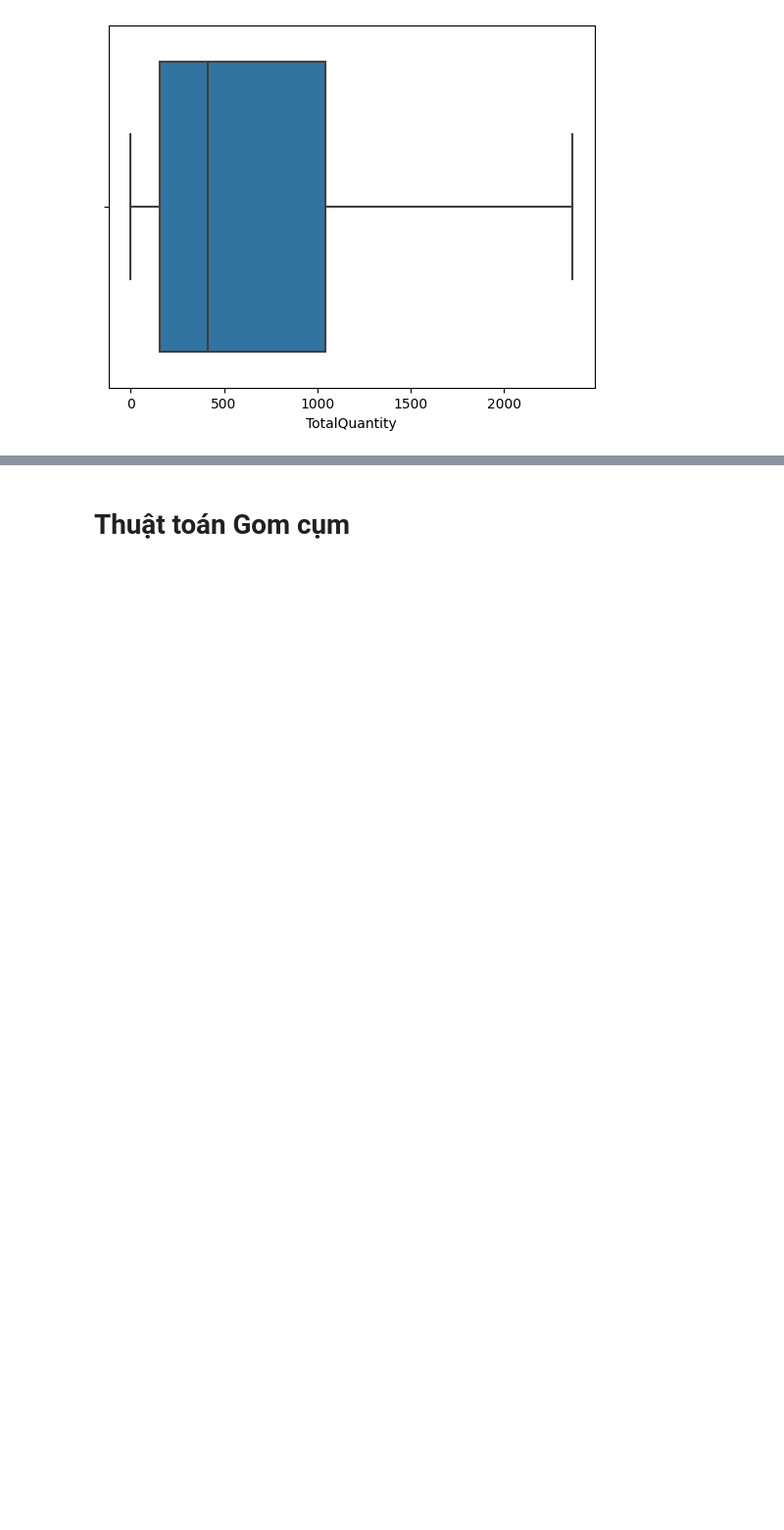
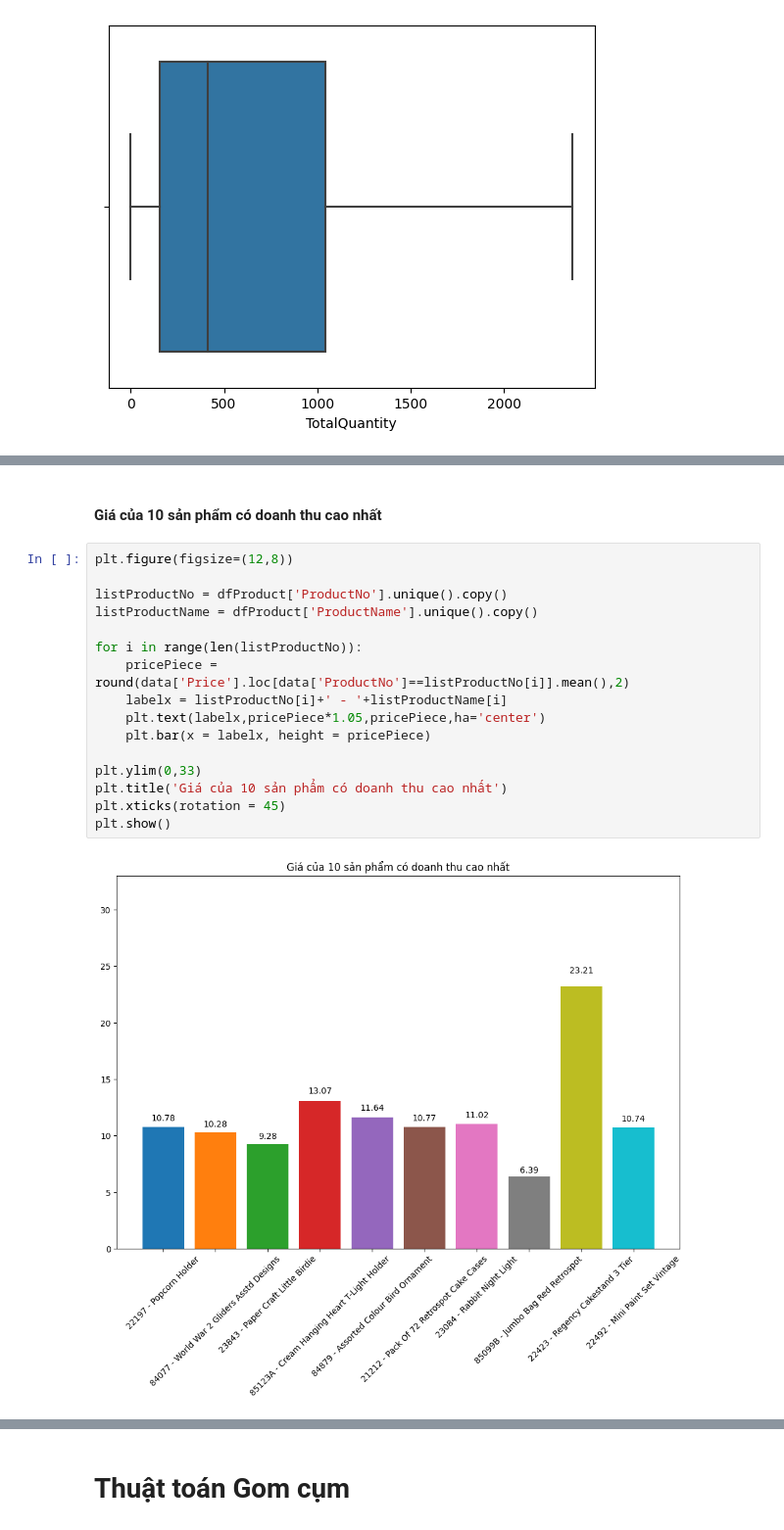
Before and after one commit to n0aHVN/Uni_DataMining_Final, a Jupyter notebook: Code.ipynb, the cells around one changed output, grey strips where cells are left out. Shown at 98% size. Cells and saved outputs as stored; diff of their text form; blank space fills up the shorter version.

```diff
--- a/Code.ipynb
+++ b/Code.ipynb
@@ -311,0 +379,20 @@ sb.boxplot(x='TotalQuantity',data=customer_quantity_price,showfliers = False)
+# %% [markdown]
+#### Giá của 10 sản phẩm có doanh thu cao nhất
+# %%
+plt.figure(figsize=(12,8))
+
+listProductNo = dfProduct['ProductNo'].unique().copy()
+listProductName = dfProduct['ProductName'].unique().copy()
+
+for i in range(len(listProductNo)):
+    pricePiece = round(data['Price'].loc[data['ProductNo']==listProductNo[i]].mean(),2)
+    labelx = listProductNo[i]+' - '+listProductName[i]
+    plt.text(labelx,pricePiece*1.05,pricePiece,ha='center')
+    plt.bar(x = labelx, height = pricePiece)
+
+plt.ylim(0,33)
+plt.title('Giá của 10 sản phẩm có doanh thu cao nhất')
+plt.xticks(rotation = 45)
+plt.show()
+# %% [output]
+[figure, added]
```
Also changed, not shown: parts of 47 cells of this notebook, 11 other files.
